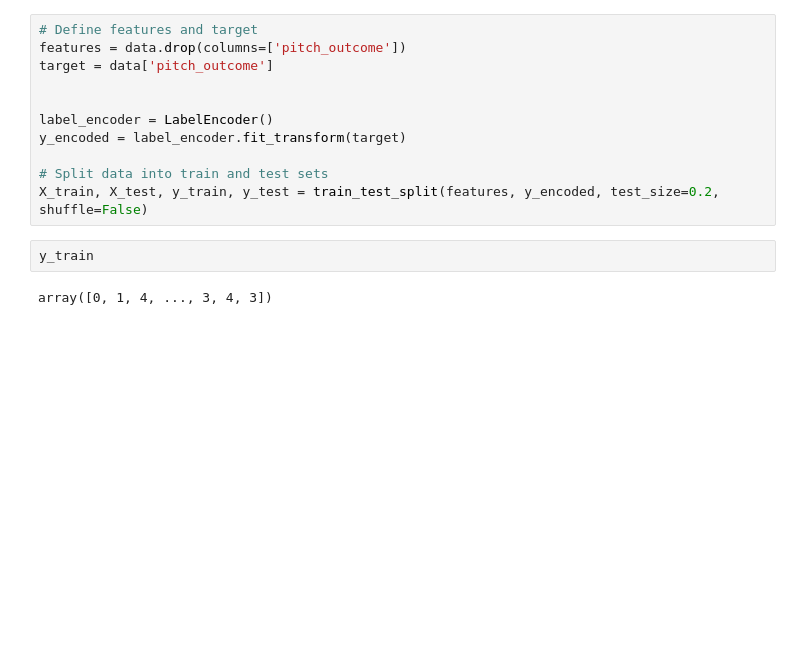
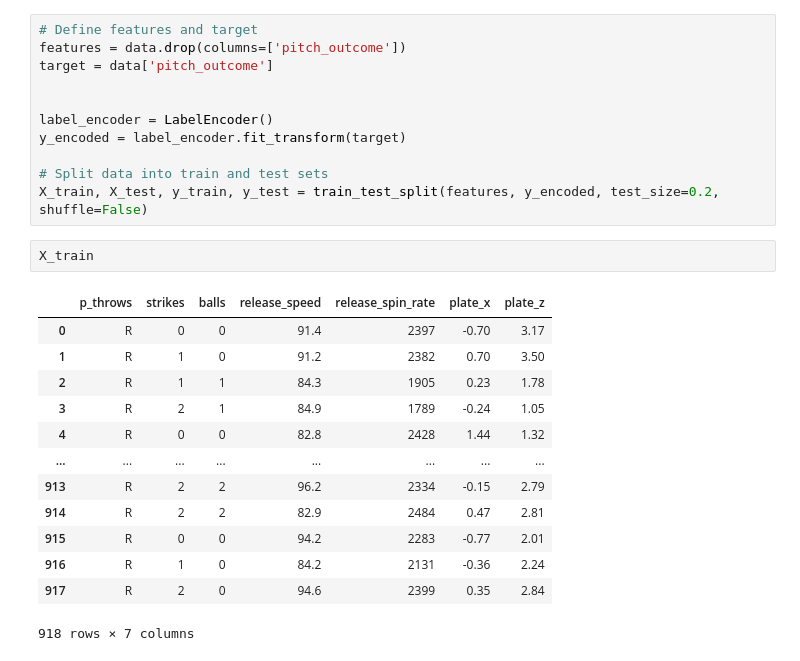
Before and after one commit to reecetec/mlb_simulator, a Jupyter notebook: notebooks/3.4-pitchoutcome-bnn.ipynb, the cells around one changed output. Cells and saved outputs as stored; diff of their text form; blank space fills up the shorter version.

```diff
--- a/notebooks/3.4-pitchoutcome-bnn.ipynb
+++ b/notebooks/3.4-pitchoutcome-bnn.ipynb
@@ -97,9 +104,21 @@ y_encoded = label_encoder.fit_transform(target)
 # Split data into train and test sets
 X_train, X_test, y_train, y_test = train_test_split(features, y_encoded, test_size=0.2, shuffle=False)
 # %%
-y_train
+X_train
 # %% [output]
+|  | p_throws | strikes | balls | release_speed | release_spin_rate | plate_x | plate_z |
+| 0 | R | 0 | 0 | 91.4 | 2397 | -0.70 | 3.17 |
+| 1 | R | 1 | 0 | 91.2 | 2382 | 0.70 | 3.50 |
+| 2 | R | 1 | 1 | 84.3 | 1905 | 0.23 | 1.78 |
+| 3 | R | 2 | 1 | 84.9 | 1789 | -0.24 | 1.05 |
+| 4 | R | 0 | 0 | 82.8 | 2428 | 1.44 | 1.32 |
+| ... | ... | ... | ... | ... | ... | ... | ... |
+| 913 | R | 2 | 2 | 96.2 | 2334 | -0.15 | 2.79 |
+| 914 | R | 2 | 2 | 82.9 | 2484 | 0.47 | 2.81 |
+| 915 | R | 0 | 0 | 94.2 | 2283 | -0.77 | 2.01 |
+| 916 | R | 1 | 0 | 84.2 | 2131 | -0.36 | 2.24 |
+| 917 | R | 2 | 0 | 94.6 | 2399 | 0.35 | 2.84 |
-array([0, 1, 4, ..., 3, 4, 3])
+918 rows × 7 columns
 # %%
 # Preprocessing pipeline
 numeric_features = features.select_dtypes(include=['float64', 'int64']).columns
```
Also changed, not shown: parts of 11 cells of this notebook, 1 other file.
